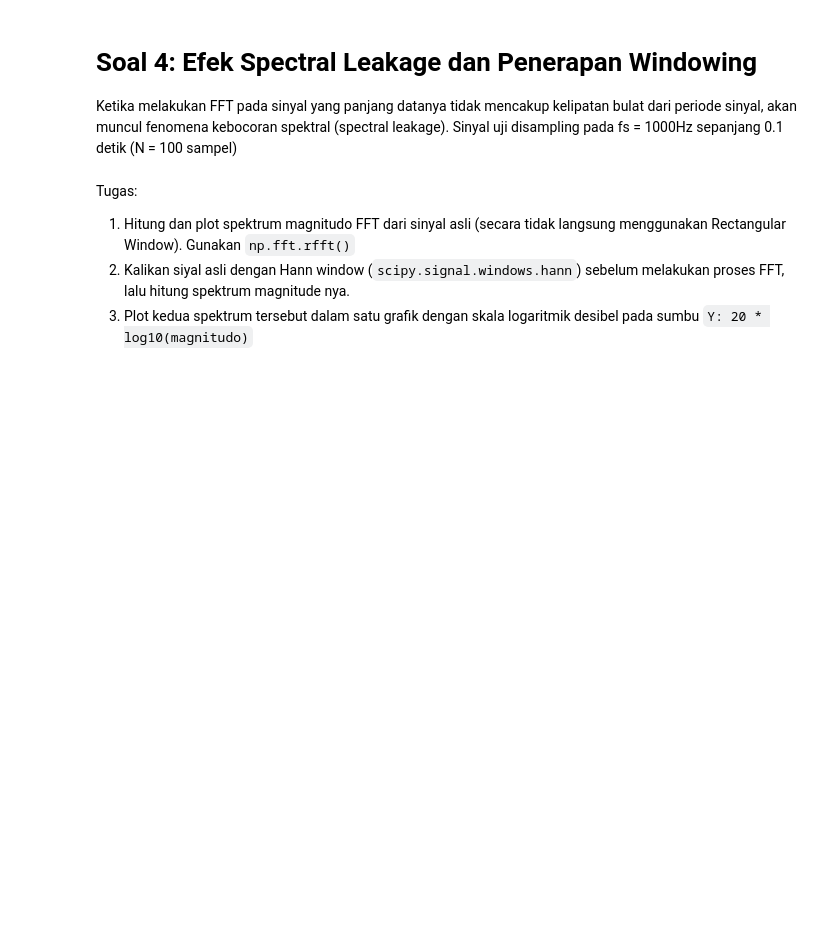
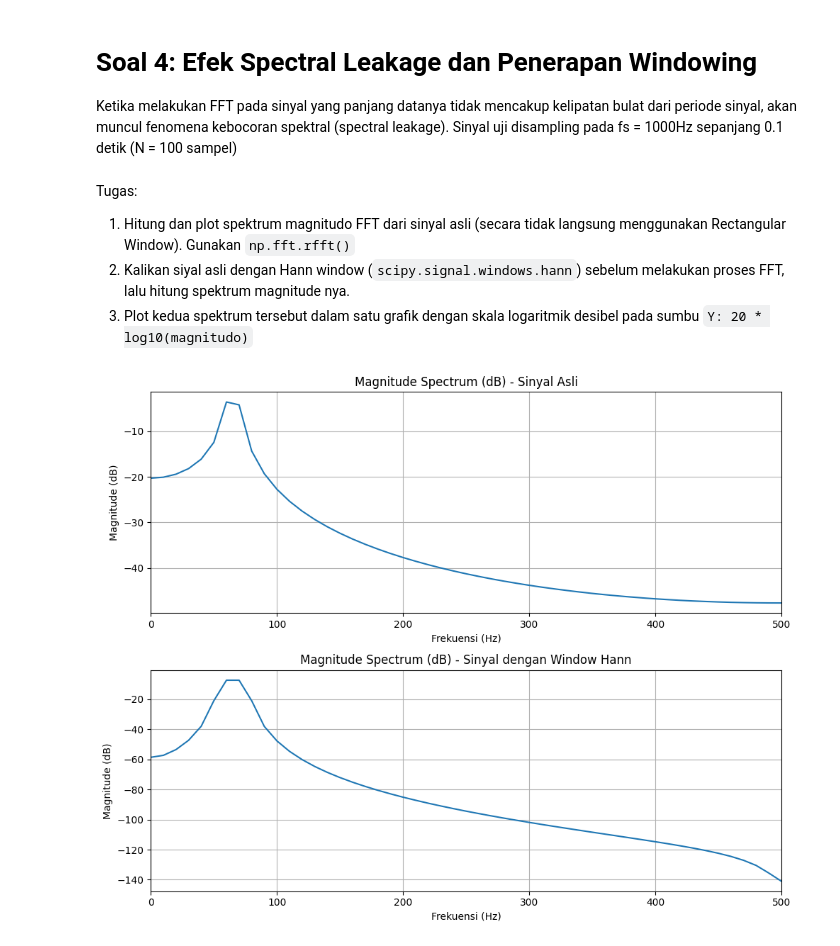
Before and after one commit to rmaprojects/PSD-2, a Jupyter notebook: lat_uprak/soal_lat_uprak_Raka.ipynb, the cells around one changed output. Saved outputs shown, nothing was run; the diff lists cells and outputs as text; code cells hidden in the pictures; blank space fills up the shorter version.

```diff
--- a/lat_uprak/soal_lat_uprak_Raka.ipynb
+++ b/lat_uprak/soal_lat_uprak_Raka.ipynb
@@ -159,9 +163,42 @@ Tugas:
 2. Kalikan siyal asli dengan Hann window (`scipy.signal.windows.hann`) sebelum melakukan proses FFT, lalu hitung spektrum magnitude nya.
 3. Plot kedua spektrum tersebut dalam satu grafik dengan skala logaritmik desibel pada sumbu `Y: 20 * log10(magnitudo)`
 # %%
-from scipy.signal.windows import hann
 
-fs = 1000 # Frekuensi sampling
 signal_fft = np.fft.rfft(signal)
-frequencies = np.fft.rfftfreq(len(signal), 1/fs)  # Frekuensi sampling 1000 Hz
-N = 100  # Jumlah sampel
+magnitude = np.abs(signal_fft) / (N/2)  # Normalisasi magnitude dengan jumlah sampel
+frequencies = np.fft.rfftfreq(N, 1/fs)  # Frekuensi sampling 1000 Hz
+
+
+window_hann = hann(N) #Membuat Window Hann
+signal_windowed = signal * window_hann # mengalikan sinyal dengan window hann untuk mengurangi efek bocor pada spektrum frekuensi
+
+fft_windowed = np.fft.rfft(signal_windowed)
+magn_fft = np.abs(fft_windowed) / (N/2)  # Normalisasi magnitude dengan jumlah sampel
+
+eps = 1e-10
+
+dec_magn_signal = 20 * np.log10(np.maximum(magnitude, eps))  # Konversi ke desibel dengan penambahan epsilon untuk menghindari log(0)
+dec_magn_fft = 20 * np.log10(np.maximum(magn_fft, eps))  # Konversi ke desibel dengan penambahan epsilon untuk menghindari log(0)
+# %%
+#Plot:
+
+fig, axes = plt.subplots(2, 1, figsize=(10, 8))
+
+axes[0].plot(frequencies, dec_magn_signal)
+axes[0].set_title('Magnitude Spectrum (dB) - Sinyal Asli')
+axes[0].set_xlabel('Frekuensi (Hz)')
+axes[0].set_ylabel('Magnitude (dB)')
+axes[0].set_xlim(0, 500)
+axes[0].grid()
+
+axes[1].plot(frequencies, dec_magn_fft)
+axes[1].set_title('Magnitude Spectrum (dB) - Sinyal dengan Window Hann')
+axes[1].set_xlabel('Frekuensi (Hz)')
+axes[1].set_ylabel('Magnitude (dB)')
+axes[1].set_xlim(0, 500)
+axes[1].grid()
+
+plt.tight_layout()
+plt.show()
+# %% [output]
+[figure, added]
```
Also changed, not shown: parts of 1 cell of this notebook.
